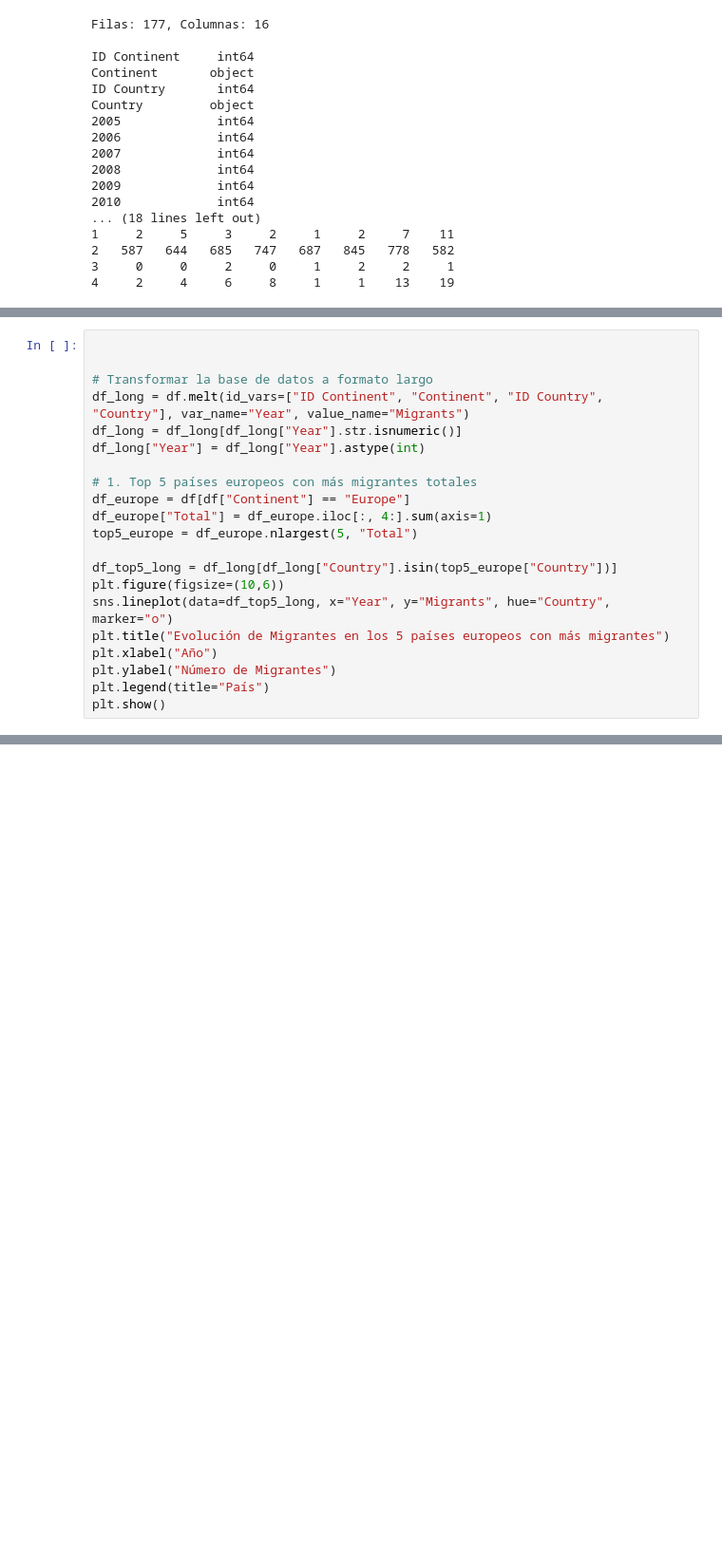
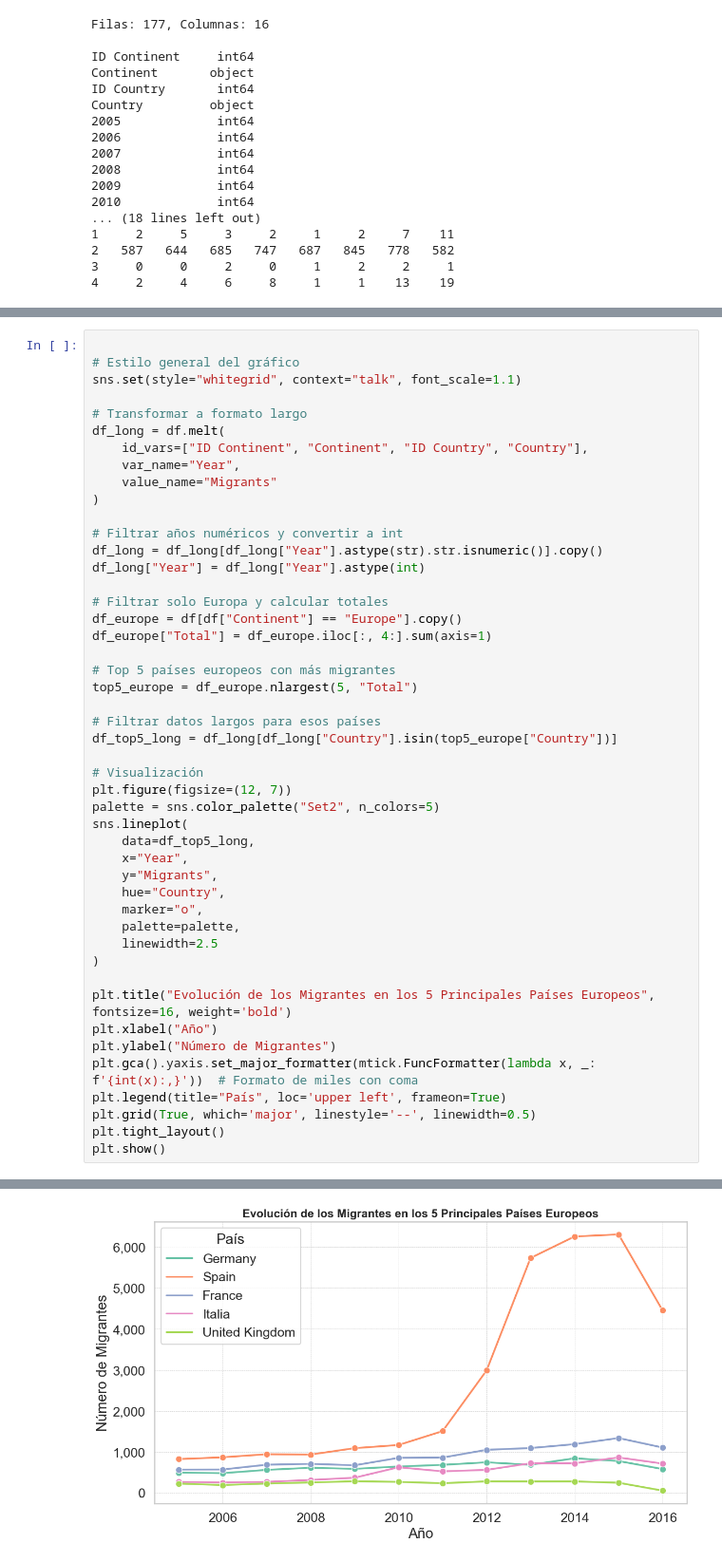
Before and after one commit to matdknu/dataviz-maci, a Jupyter notebook: task1/task1-deneken.ipynb, the cells around one changed output, grey strips where cells are left out. Shown at 95% size. Saved outputs shown, nothing was run; the diff lists cells and outputs as text; blank space fills up the shorter version.

```diff
--- a/task1/task1-deneken.ipynb
+++ b/task1/task1-deneken.ipynb
@@ -40,22 +41,48 @@ Country         object
 # %%
 
+# Estilo general del gráfico
+sns.set(style="whitegrid", context="talk", font_scale=1.1)
 
-# Transformar la base de datos a formato largo
-df_long = df.melt(id_vars=["ID Continent", "Continent", "ID Country", "Country"], var_name="Year", value_name="Migrants")
-df_long = df_long[df_long["Year"].str.isnumeric()]
+# Transformar a formato largo
+df_long = df.melt(
+    id_vars=["ID Continent", "Continent", "ID Country", "Country"],
+    var_name="Year",
+    value_name="Migrants"
+)
+
+# Filtrar años numéricos y convertir a int
+df_long = df_long[df_long["Year"].astype(str).str.isnumeric()].copy()
 df_long["Year"] = df_long["Year"].astype(int)
 
-# 1. Top 5 países europeos con más migrantes totales
-df_europe = df[df["Continent"] == "Europe"]
+# Filtrar solo Europa y calcular totales
+df_europe = df[df["Continent"] == "Europe"].copy()
 df_europe["Total"] = df_europe.iloc[:, 4:].sum(axis=1)
+
+# Top 5 países europeos con más migrantes
 top5_europe = df_europe.nlargest(5, "Total")
 
+# Filtrar datos largos para esos países
 df_top5_long = df_long[df_long["Country"].isin(top5_europe["Country"])]
-plt.figure(figsize=(10,6))
-sns.lineplot(data=df_top5_long, x="Year", y="Migrants", hue="Country", marker="o")
-plt.title("Evolución de Migrantes en los 5 países europeos con más migrantes")
+
+# Visualización
+plt.figure(figsize=(12, 7))
+palette = sns.color_palette("Set2", n_colors=5)
+sns.lineplot(
+    data=df_top5_long,
+    x="Year",
+    y="Migrants",
+    hue="Country",
+    marker="o",
+    palette=palette,
+    linewidth=2.5
+)
+
+plt.title("Evolución de los Migrantes en los 5 Principales Países Europeos", fontsize=16, weight='bold')
 plt.xlabel("Año")
 plt.ylabel("Número de Migrantes")
-plt.legend(title="País")
+plt.gca().yaxis.set_major_formatter(mtick.FuncFormatter(lambda x, _: f'{int(x):,}'))  # Formato de miles con coma
+plt.legend(title="País", loc='upper left', frameon=True)
+plt.grid(True, which='major', linestyle='--', linewidth=0.5)
+plt.tight_layout()
 plt.show()
 # %% [output]
@@ -62,0 +89 @@ AttributeError: Can only use .str accessor with string values!
+[figure, added]
```
Also changed, not shown: parts of 14 cells of this notebook.
